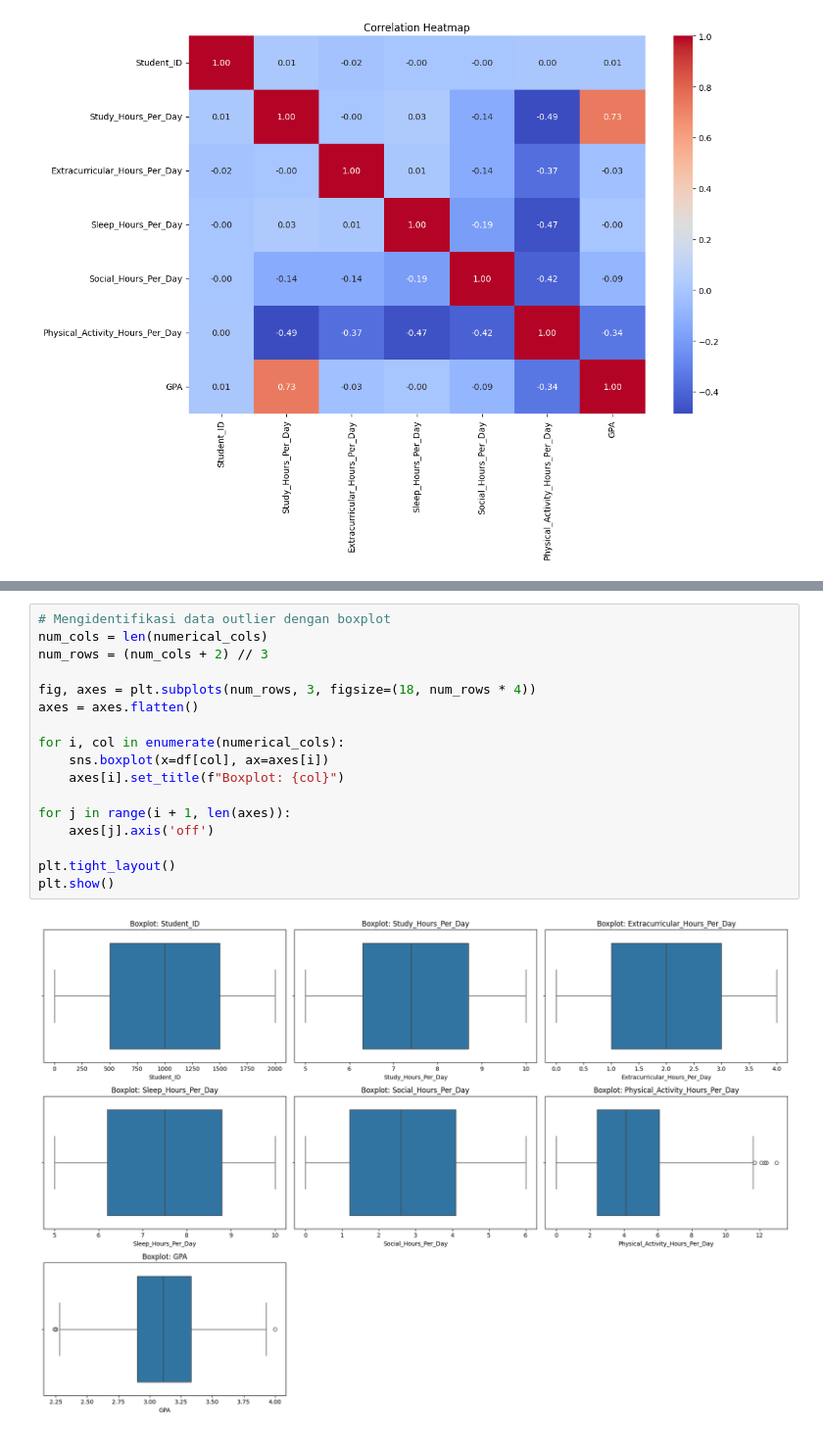
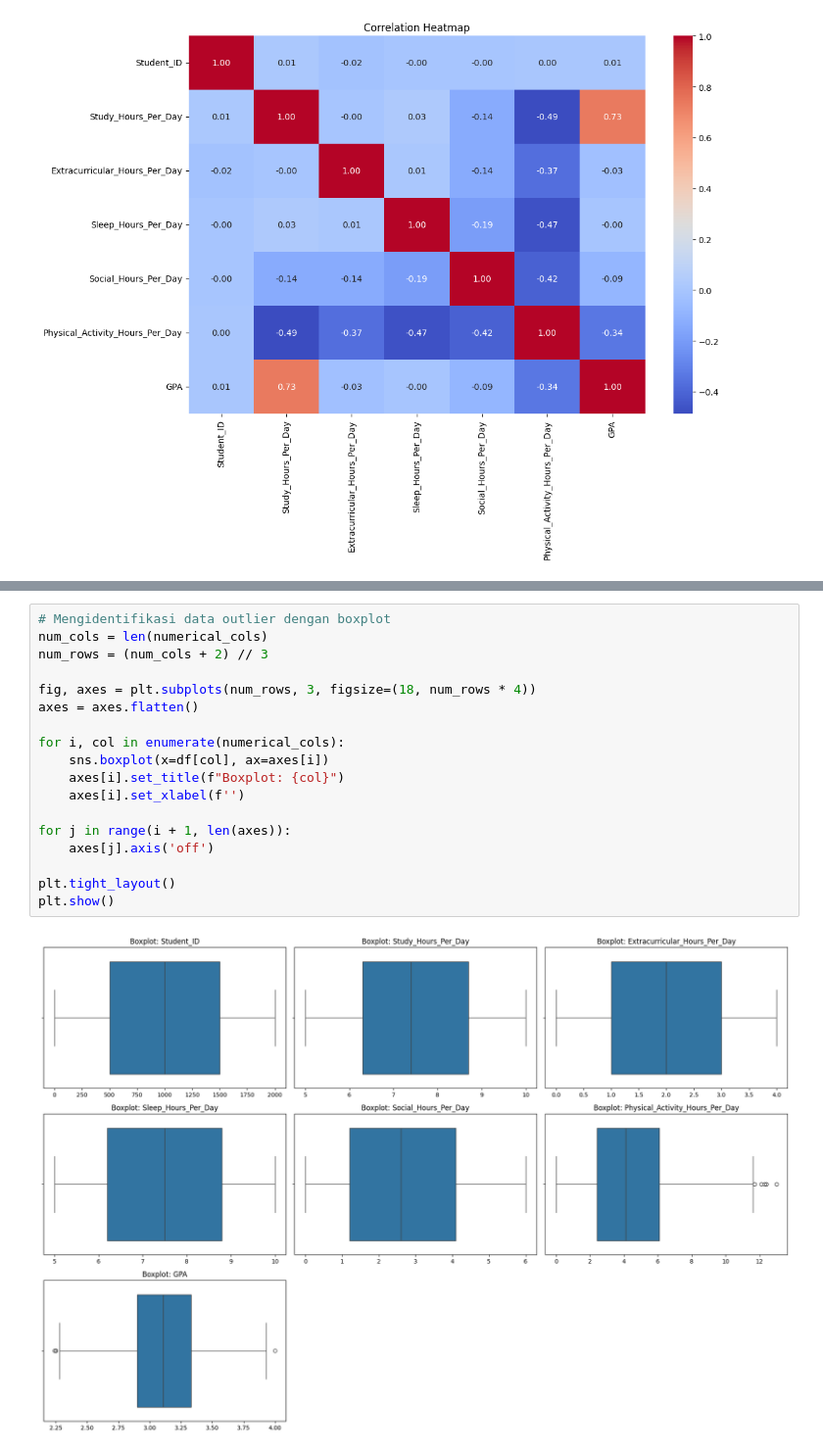
Before and after one commit to Dhiamoch/edutrack_student_lifestyle_analytic, a Jupyter notebook: notebook.ipynb, the cells around one changed output, grey strips where cells are left out. Shown at 98% size. Drawn from its saved outputs; the diff is of its cells as text.

```diff
--- a/notebook.ipynb
+++ b/notebook.ipynb
@@ -104,19 +148,20 @@ plt.show()
 # %%
 # Mengidentifikasi data outlier dengan boxplot
 num_cols = len(numerical_cols)
 num_rows = (num_cols + 2) // 3
 
 fig, axes = plt.subplots(num_rows, 3, figsize=(18, num_rows * 4))
 axes = axes.flatten()
 
 for i, col in enumerate(numerical_cols):
     sns.boxplot(x=df[col], ax=axes[i])
     axes[i].set_title(f"Boxplot: {col}")
+    axes[i].set_xlabel(f'')
 
 for j in range(i + 1, len(axes)):
     axes[j].axis('off')
 
 plt.tight_layout()
 plt.show()
 # %% [output]
-[figure, old version]
+[figure, new version]
```
Also changed, not shown: parts of 11 cells of this notebook.
